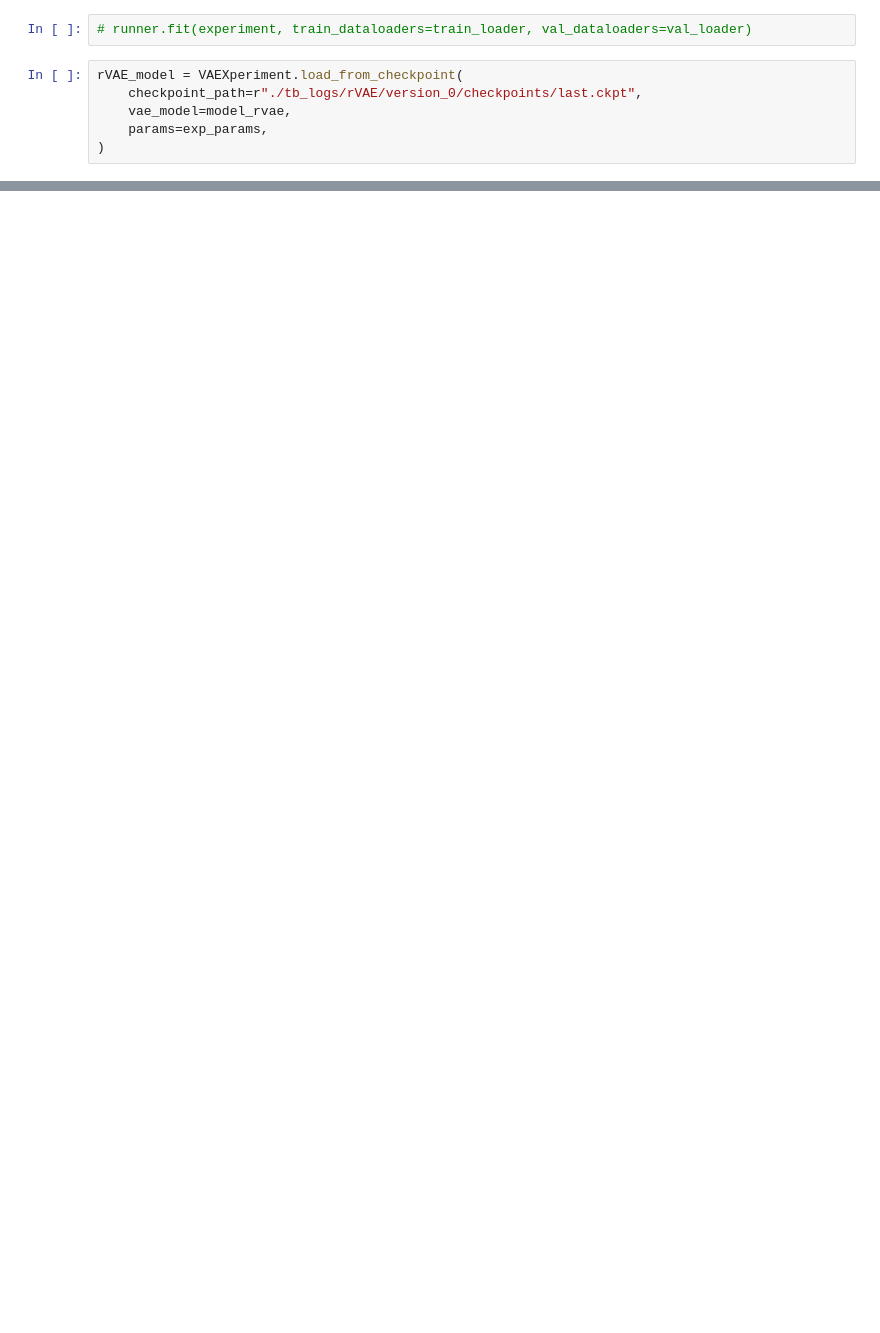
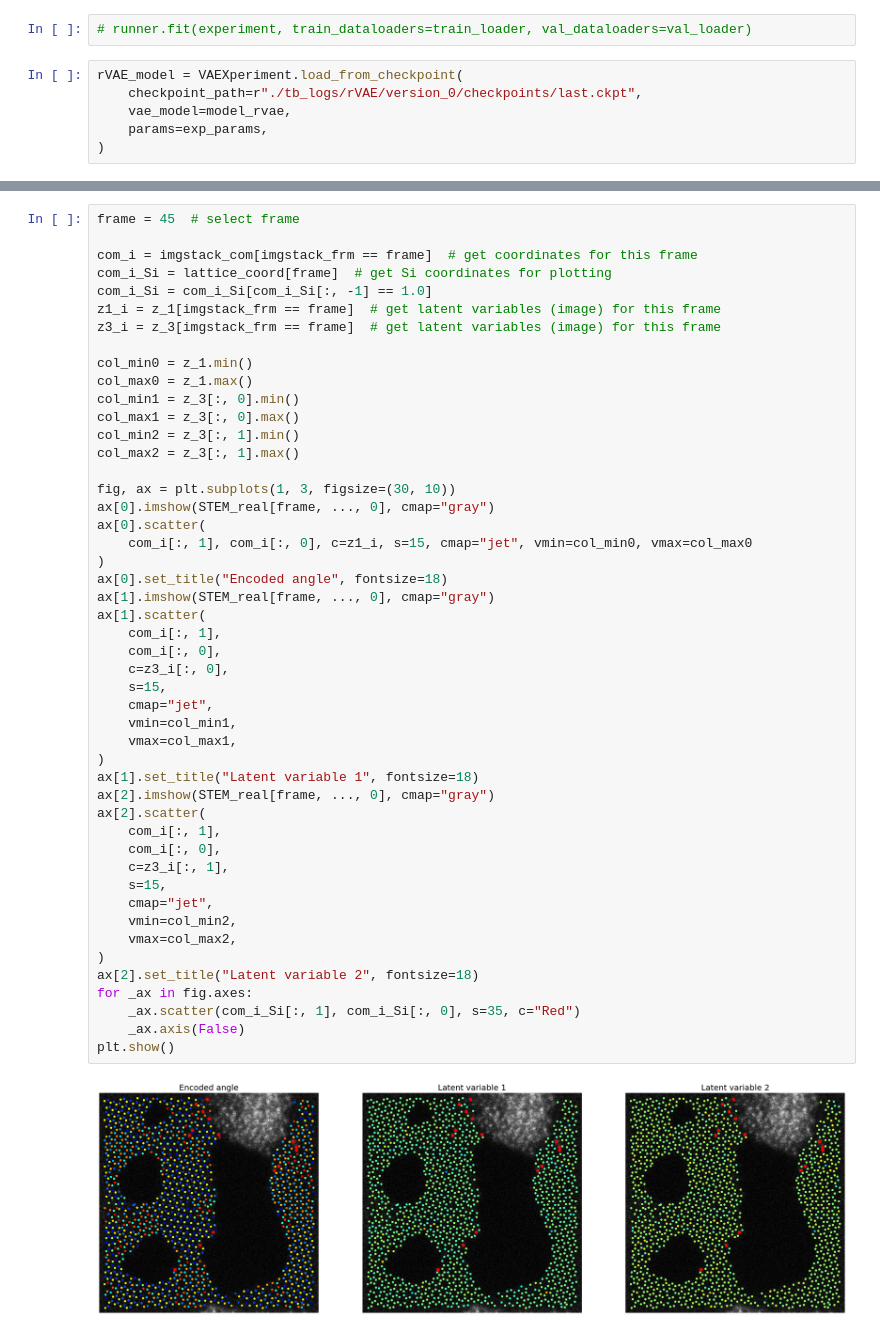
Before and after one commit to ikkihou/rVAE-Paper-Repro, a Jupyter notebook: rVAE_chemTransform.ipynb, the cells around one changed output, grey strips where cells are left out. Drawn from its saved outputs; the diff is of its cells as text; blank space fills up the shorter version.

```diff
--- a/rVAE_chemTransform.ipynb
+++ b/rVAE_chemTransform.ipynb
@@ -414,0 +485,50 @@ rVAE_model.manifold2d(d=12, cmap="jet")
+# %%
+frame = 45  # select frame
+
+com_i = imgstack_com[imgstack_frm == frame]  # get coordinates for this frame
+com_i_Si = lattice_coord[frame]  # get Si coordinates for plotting
+com_i_Si = com_i_Si[com_i_Si[:, -1] == 1.0]
+z1_i = z_1[imgstack_frm == frame]  # get latent variables (image) for this frame
+z3_i = z_3[imgstack_frm == frame]  # get latent variables (image) for this frame
+
+col_min0 = z_1.min()
+col_max0 = z_1.max()
+col_min1 = z_3[:, 0].min()
+col_max1 = z_3[:, 0].max()
+col_min2 = z_3[:, 1].min()
+col_max2 = z_3[:, 1].max()
+
+fig, ax = plt.subplots(1, 3, figsize=(30, 10))
+ax[0].imshow(STEM_real[frame, ..., 0], cmap="gray")
+ax[0].scatter(
+    com_i[:, 1], com_i[:, 0], c=z1_i, s=15, cmap="jet", vmin=col_min0, vmax=col_max0
+)
+ax[0].set_title("Encoded angle", fontsize=18)
+ax[1].imshow(STEM_real[frame, ..., 0], cmap="gray")
+ax[1].scatter(
+    com_i[:, 1],
+    com_i[:, 0],
+    c=z3_i[:, 0],
+    s=15,
+    cmap="jet",
+    vmin=col_min1,
+    vmax=col_max1,
+)
+ax[1].set_title("Latent variable 1", fontsize=18)
+ax[2].imshow(STEM_real[frame, ..., 0], cmap="gray")
+ax[2].scatter(
+    com_i[:, 1],
+    com_i[:, 0],
+    c=z3_i[:, 1],
+    s=15,
+    cmap="jet",
+    vmin=col_min2,
+    vmax=col_max2,
+)
+ax[2].set_title("Latent variable 2", fontsize=18)
+for _ax in fig.axes:
+    _ax.scatter(com_i_Si[:, 1], com_i_Si[:, 0], s=35, c="Red")
+    _ax.axis(False)
+plt.show()
+# %% [output]
+[figure, added]
```
Also changed, not shown: parts of 9 cells of this notebook, 2 other files.
